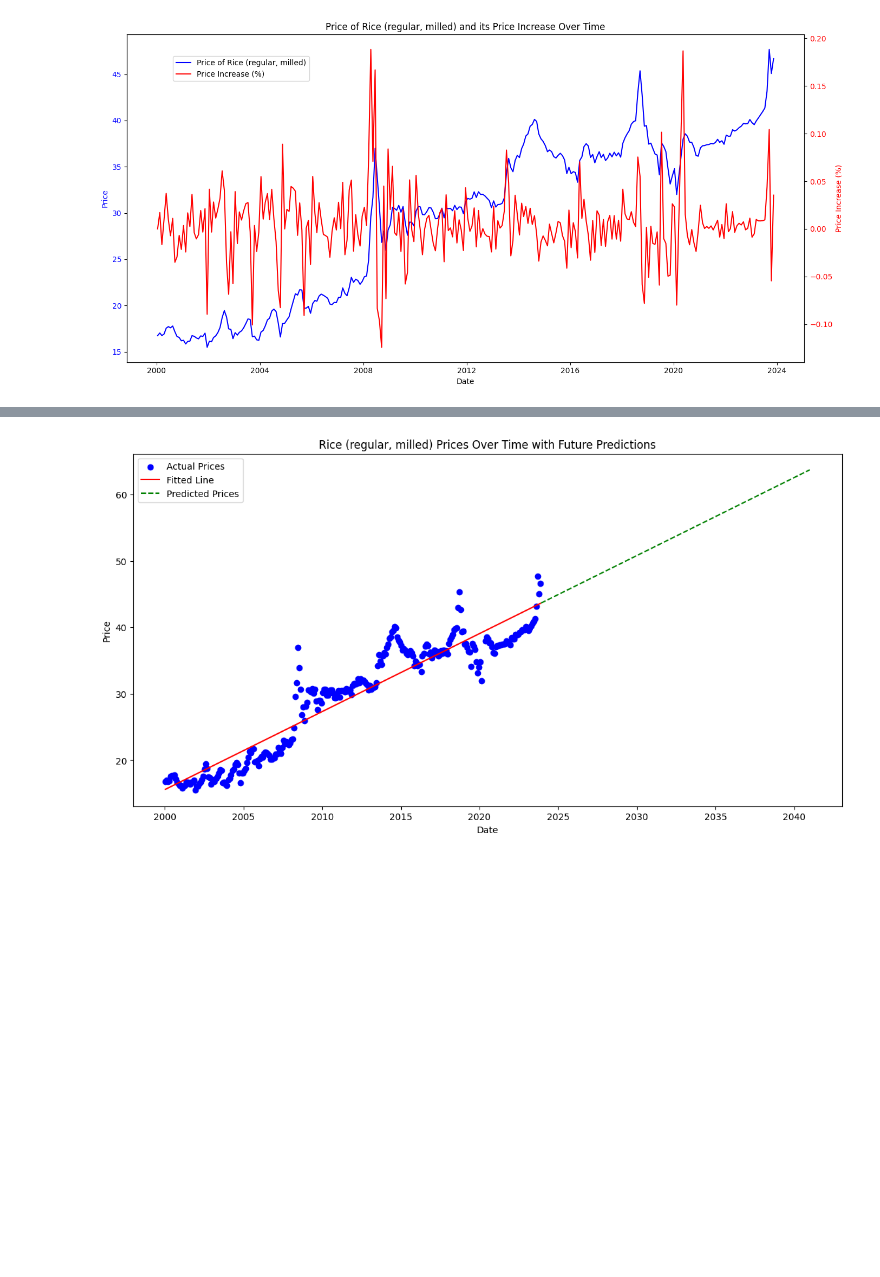
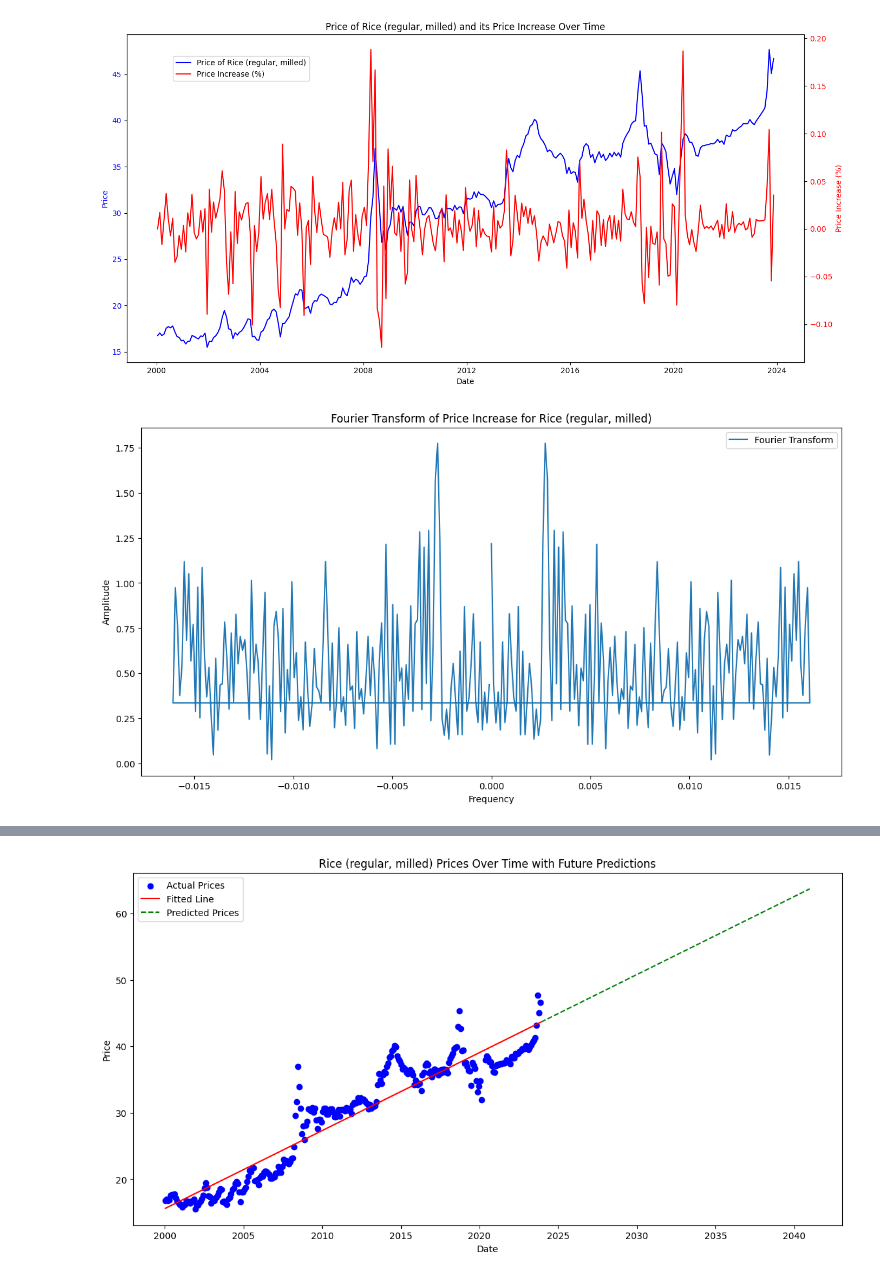
Before and after one commit to jkcte/food-data-philippines-2000-2023-per-day, a Jupyter notebook: foodDataInformation.ipynb, the cells around one changed output, grey strips where cells are left out. Drawn from its saved outputs; the diff is of its cells as text; code cells hidden in the pictures; blank space fills up the shorter version.

```diff
--- a/foodDataInformation.ipynb
+++ b/foodDataInformation.ipynb
@@ -227,3 +278,25 @@ fig.legend(loc='upper left', bbox_to_anchor=(0.1, 0.9))
 plt.show()
 # %% [output]
 [figure]
+# %%
+from numpy.fft import fft, fftfreq, ifft
+
+# Perform Fourier transform on the price increase data
+price_increase_values = price_increase['Rice (regular, milled)'].values
+price_increase_fft = fft(price_increase_values)
+
+# Get the corresponding frequencies
+n = len(price_increase_values)
+timestep = (price_increase.index[1] - price_increase.index[0]).days
+freq = fftfreq(n, d=timestep)
+
+# Plot the Fourier transform
+plt.figure(figsize=(14, 7))
+plt.plot(freq, np.abs(price_increase_fft), label='Fourier Transform')
+plt.title('Fourier Transform of Price Increase for Rice (regular, milled)')
+plt.xlabel('Frequency')
+plt.ylabel('Amplitude')
+plt.legend()
+plt.show()
+# %% [output]
+[figure, added]
```
Also changed, not shown: parts of 2 cells of this notebook.
